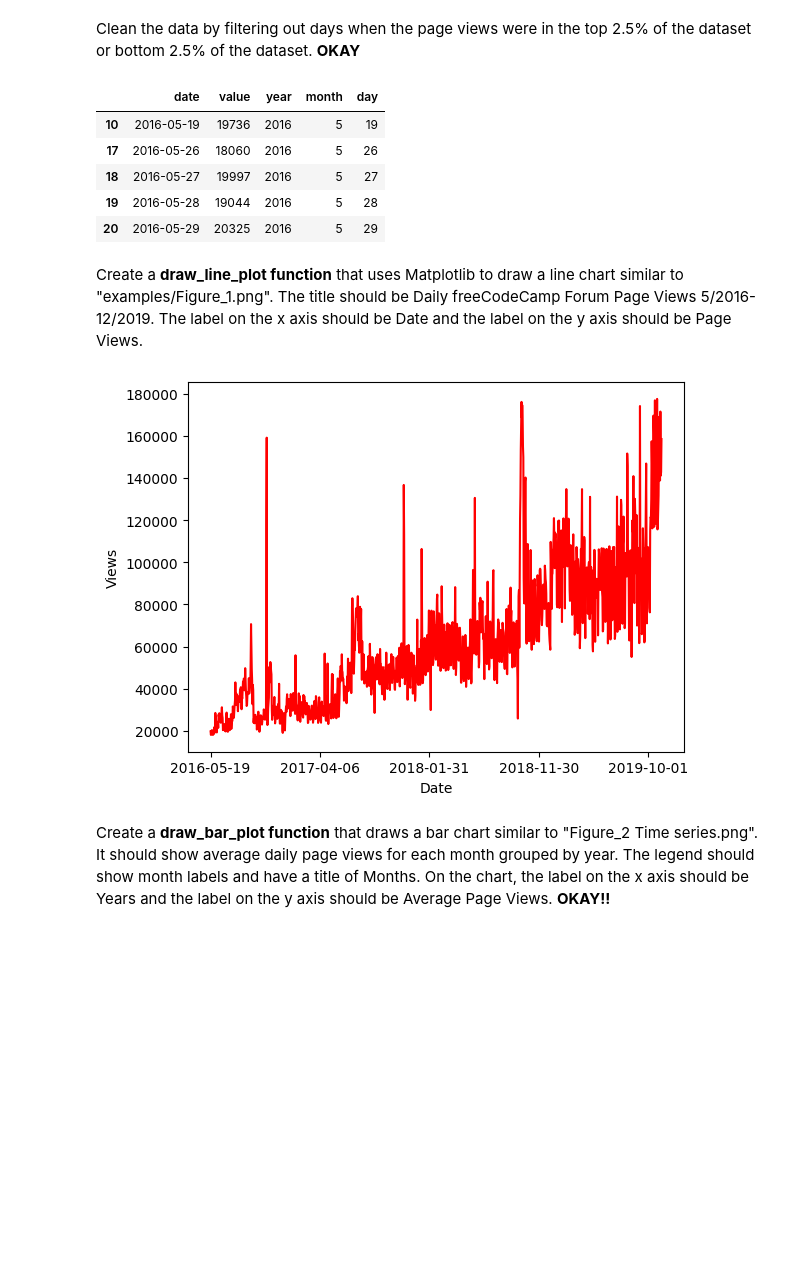
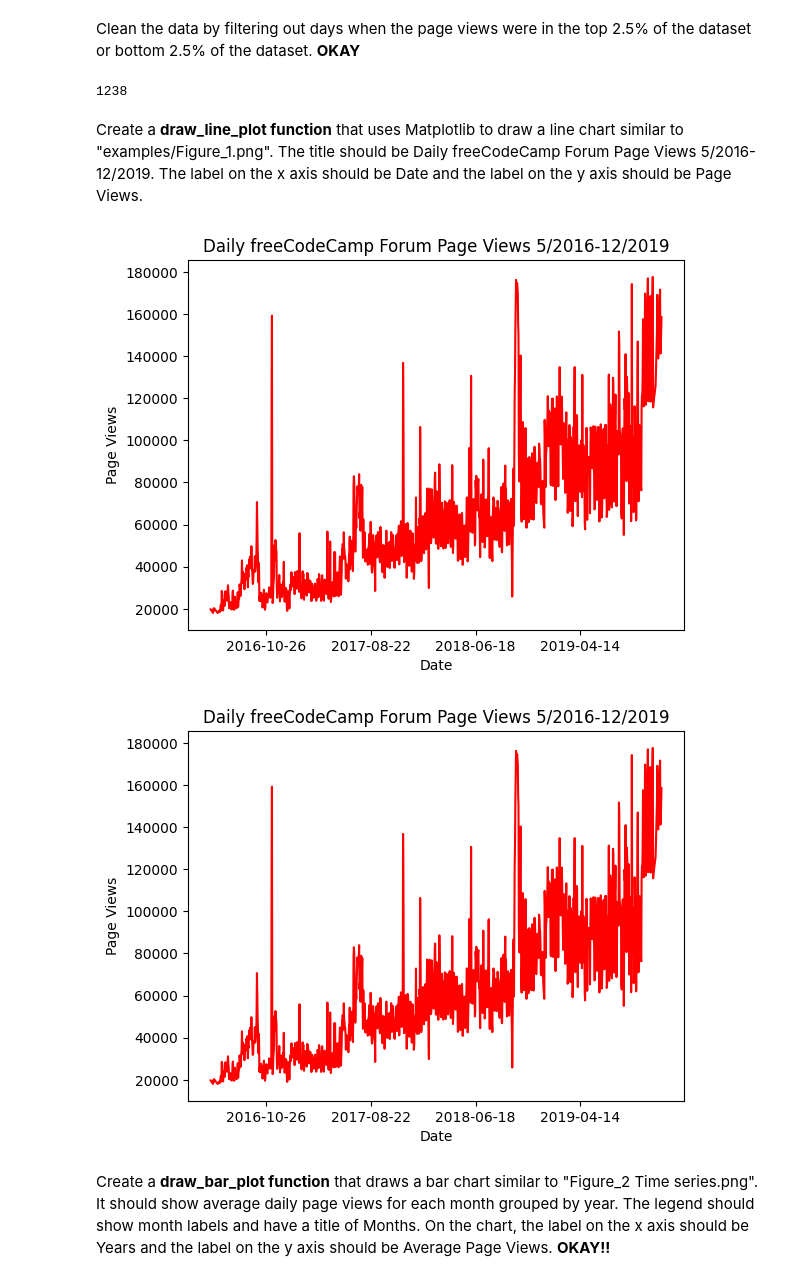
Before and after one commit to Adrieto/DataScience, a Jupyter notebook: FCC Projects - Data Analysis With Python/Page Views.ipynb, the cells around one changed output. Cells and saved outputs as stored; diff of their text form; code cells hidden in the pictures; blank space fills up the shorter version.

```diff
--- a/FCC Projects - Data Analysis With Python/Page Views.ipynb
+++ b/FCC Projects - Data Analysis With Python/Page Views.ipynb
@@ -9,19 +16,23 @@ from datetime import datetime
 df = pd.read_csv("fcc-forum-pageviews.csv")
 
 date_list = []
-month = []
-year = []
-day = []
+#month = []
+#year = []
+#day = []
 
 # I convert the date from str to datetime format
 for idx, date in enumerate(df["date"]):
     date_list.append(datetime.strptime(df.loc[idx, "date"], "%Y-%m-%d"))
-    month.append(date_list[idx].month)
-    year.append(date_list[idx].year)
-    day.append(date_list[idx].day)
+    #month.append(date_list[idx].month)
+    #year.append(date_list[idx].year)
+    #day.append(date_list[idx].day)
 
 # Two columns are added to de df
 
-df["year"] = year
-df["month"] = month
-df["day"] = day
+#df["year"] = year
+#df["month"] = month
+#df["day"] = day
+df["date"] = date_list
+df.set_index('date', inplace = True)
+print(df.head())
+print (repr(df.index[0]), repr(type(df.index[0])))
@@ -28,37 +48,36 @@ df["day"] = day
 # %% [markdown]
 Clean the data by filtering out days when the page views were in the top 2.5% of the dataset or bottom 2.5% of the dataset. **OKAY**
 # %%
-df2 = copy.deepcopy(df)  # I create a copy of the dataframe
-df2 = df[
+df = df[
     (df["value"] > (np.percentile(df["value"], 2.5)))
     & (df["value"] < (np.percentile(df["value"], 97.5)))
 ]
-df2.head()
+
+
+print(int(df.count(numeric_only=True))) # OKAY
 # %% [output]
-|  | date | value | year | month | day |
-| 10 | 2016-05-19 | 19736 | 2016 | 5 | 19 |
-| 17 | 2016-05-26 | 18060 | 2016 | 5 | 26 |
-| 18 | 2016-05-27 | 19997 | 2016 | 5 | 27 |
-| 19 | 2016-05-28 | 19044 | 2016 | 5 | 28 |
-| 20 | 2016-05-29 | 20325 | 2016 | 5 | 29 |
+1238
 # %% [markdown]
 Create a **draw_line_plot function** that uses Matplotlib to draw a line chart similar to "examples/Figure_1.png". The title should be Daily freeCodeCamp Forum Page Views 5/2016-12/2019. The label on the x axis should be Date and the label on the y axis should be Page Views.
 # %%
-def draw_line_plot(x_val, y_val):
+#def draw_line_plot(x_val, y_val):
+def draw_line_plot():
+
     fig, ax = plt.subplots(1)
-    ax.plot(x_val, y_val, "r")
+    ax.plot(df.index, df["value"], "r")
     ax.xaxis.set_major_locator(plt.MaxNLocator(5))
     ax.set_xlabel("Date")
-    ax.set_ylabel("Views")
-    plt.show()
-    return
+    ax.set_ylabel("Page Views")
+    ax.set_title ("Daily freeCodeCamp Forum Page Views 5/2016-12/2019")
+    fig.savefig('line_plot.png')
+    return fig
 
-
-draw_line_plot(df2["date"], df2["value"])
+draw_line_plot()
 
 # ¡¡¡¡¡¡¡¡¡¡¡¡¡ FALTA MEJORAR LOS TICKS DEL EJE X !!!!!!!!!
 # %% [output]
-[figure, old version]
+[figure, new version]
+[figure, added]
 # %% [markdown]
 Create a **draw_bar_plot function** that draws a bar chart similar to "Figure_2 Time series.png". It should show average daily page views for each month grouped by year. The legend should show month labels and have a title of Months. On the chart, the label on the x axis should be Years and the label on the y axis should be Average Page Views. **OKAY!!**
 # %%
```
Also changed, not shown: parts of 6 cells of this notebook, 5 other files.
